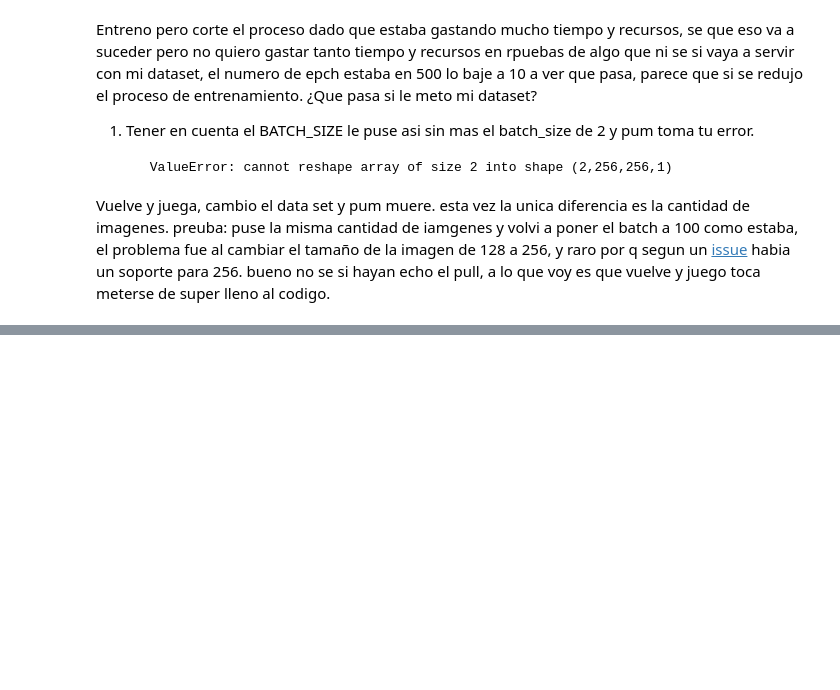
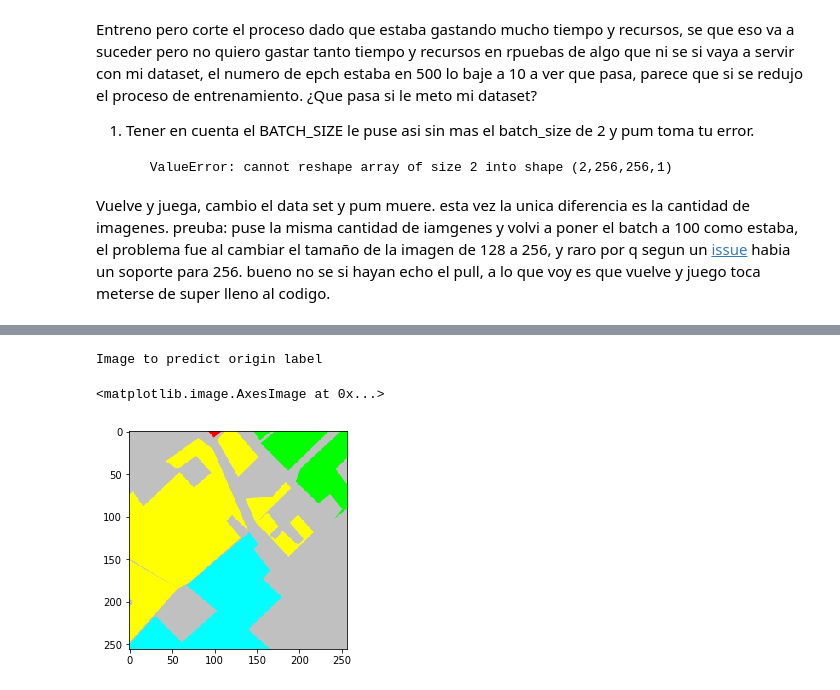
Before and after one commit to DaielChom/proyecto_uis, a Jupyter notebook: proyecto_dev/testing/Bitácora.ipynb, the cells around one changed output, grey strips where cells are left out. Cells and saved outputs as stored; diff of their text form; code cells hidden in the pictures; blank space fills up the shorter version.

```diff
--- a/proyecto_dev/testing/Bitácora.ipynb
+++ b/proyecto_dev/testing/Bitácora.ipynb
@@ -239,0 +396,8 @@ Vuelve y juega, cambio el data set y pum muere. esta vez la unica diferencia es
+# %%
+print("Image to predict origin label")
+img = io.imread("./repos/Semantic-Segmentation-Suite/OVERLAECOBO/test_labels/99.png")
+plt.imshow(img)
+# %% [output]
+Image to predict origin label
+<matplotlib.image.AxesImage at 0x...>
+[figure, added]
```
Also changed, not shown: parts of 29 cells of this notebook, 1 other file.
